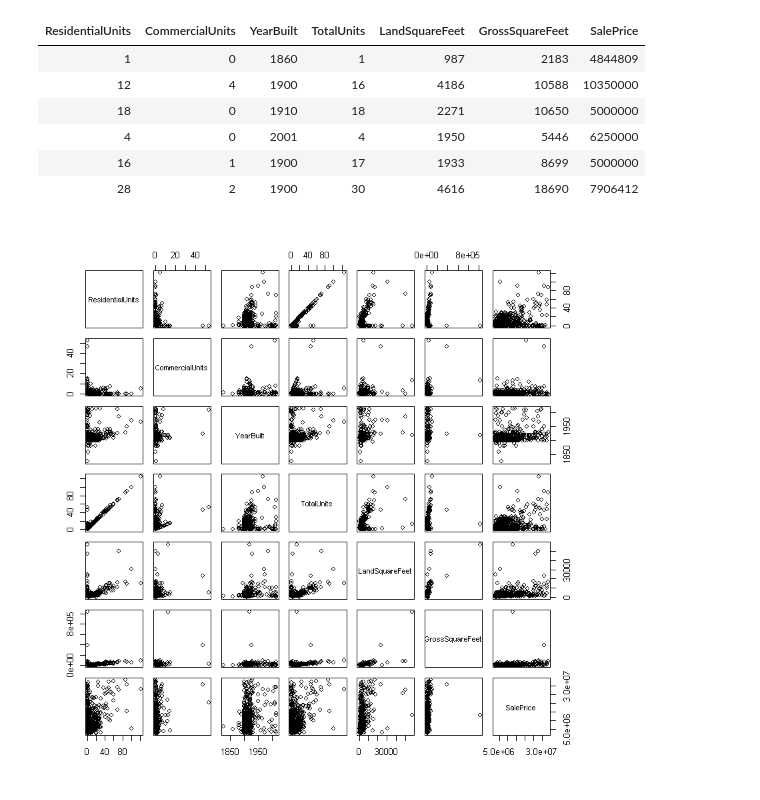
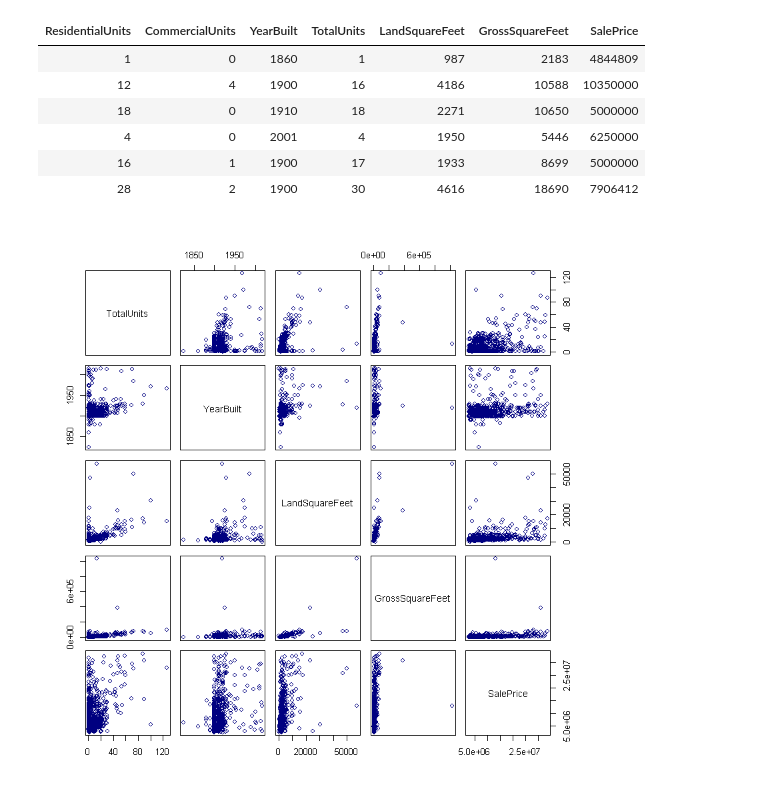
Before and after one commit to vknguyen1902/data-mining, a Jupyter notebook: Real Estates Manhattan.ipynb, the cells around one changed output. Cells and saved outputs as stored; diff of their text form; code cells hidden in the pictures.

```diff
--- a/Real Estates Manhattan.ipynb
+++ b/Real Estates Manhattan.ipynb
@@ -303,7 +335,11 @@ head(num_var)
 | 4 | 0 | 2001 | 4 | 1950 | 5446 | 6250000 |
 | 16 | 1 | 1900 | 17 | 1933 | 8699 | 5000000 |
 | 28 | 2 | 1900 | 30 | 4616 | 18690 | 7906412 |
-# %%
-pairs(num_var)
-# %% [output]
-[figure, removed]
+# %%
+#Overview quantitative variables
+num_var %>%
+    select(TotalUnits, YearBuilt, LandSquareFeet,
+           GrossSquareFeet, SalePrice) %>%
+    pairs(col='navy')
+# %% [output]
+[figure, added]
```
Also changed, not shown: parts of 12 cells of this notebook.
